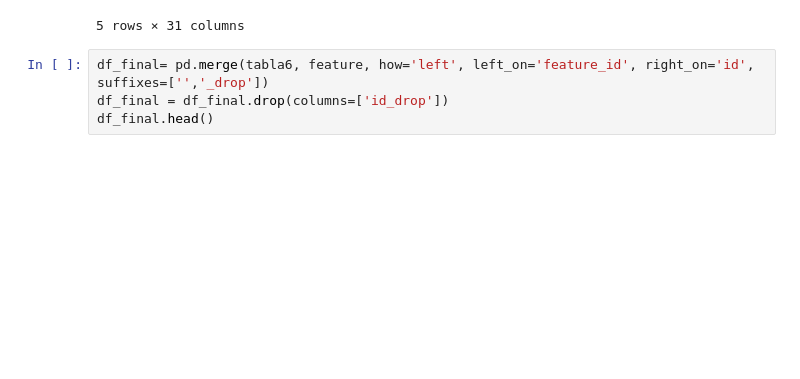
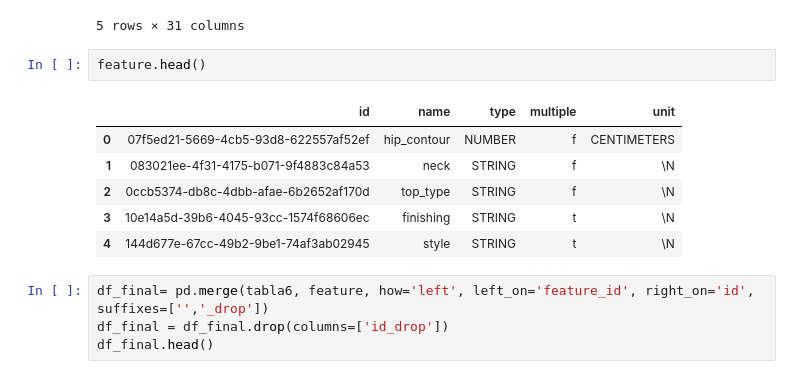
Before and after one commit to xaabizulu/24_25_3_R10_Verde_Oscuro, a Jupyter notebook: 01-Preprocesamiento.ipynb, the cells around one changed output. Saved outputs shown, nothing was run; the diff lists cells and outputs as text; blank space fills up the shorter version.

```diff
--- a/01-Preprocesamiento.ipynb
+++ b/01-Preprocesamiento.ipynb
@@ -97,6 +103,15 @@ tabla6.head()
 | 3 | 5f5c4a50-557a-4d53-9e81-cc72fdd18fbf | cfca4b92-12a6-411c-a62a-a874d00aa735 | 141f32d6-a5af-49bf-b019-fd28354977f1 | J1214 | \N | Onljade Cardigan knit | ["LOOKIERO"] | BRAND119 | MAINSTREAM | 0 | ... |
 | 4 | 5f5c4a50-557a-4d53-9e81-cc72fdd18fbf | cfca4b92-12a6-411c-a62a-a874d00aa735 | 141f32d6-a5af-49bf-b019-fd28354977f1 | J1214 | \N | Onljade Cardigan knit | ["LOOKIERO"] | BRAND119 | MAINSTREAM | 0 | ... |
 5 rows × 31 columns
+# %%
+feature.head()
+# %% [output]
+|  | id | name | type | multiple | unit |
+| 0 | 07f5ed21-5669-4cb5-93d8-622557af52ef | hip_contour | NUMBER | f | CENTIMETERS |
+| 1 | 083021ee-4f31-4175-b071-9f4883c84a53 | neck | STRING | f | \N |
+| 2 | 0ccb5374-db8c-4dbb-afae-6b2652af170d | top_type | STRING | f | \N |
+| 3 | 10e14a5d-39b6-4045-93cc-1574f68606ec | finishing | STRING | t | \N |
+| 4 | 144d677e-67cc-49b2-9be1-74af3ab02945 | style | STRING | t | \N |
 # %%
 df_final= pd.merge(tabla6, feature, how='left', left_on='feature_id', right_on='id', suffixes=['','_drop'])
 df_final = df_final.drop(columns=['id_drop'])
```
Also changed, not shown: parts of 8 cells of this notebook.
